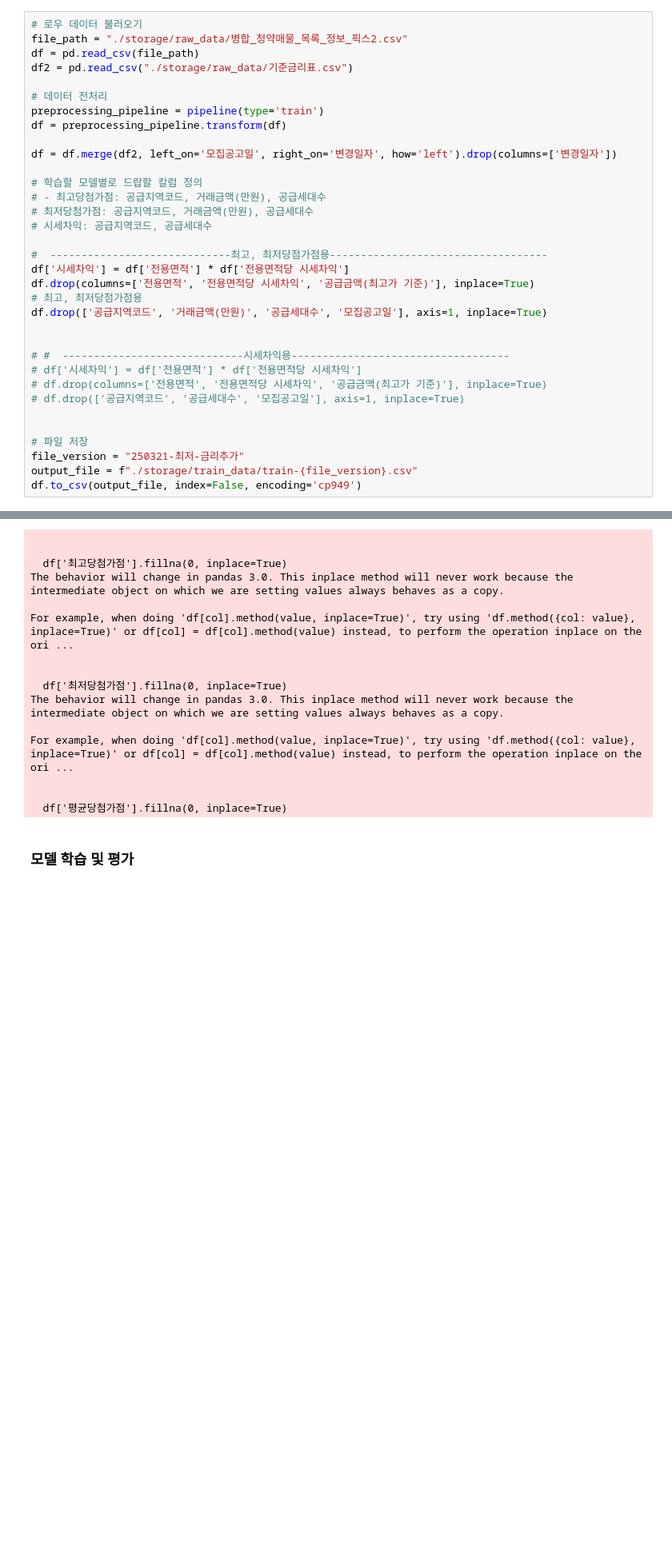
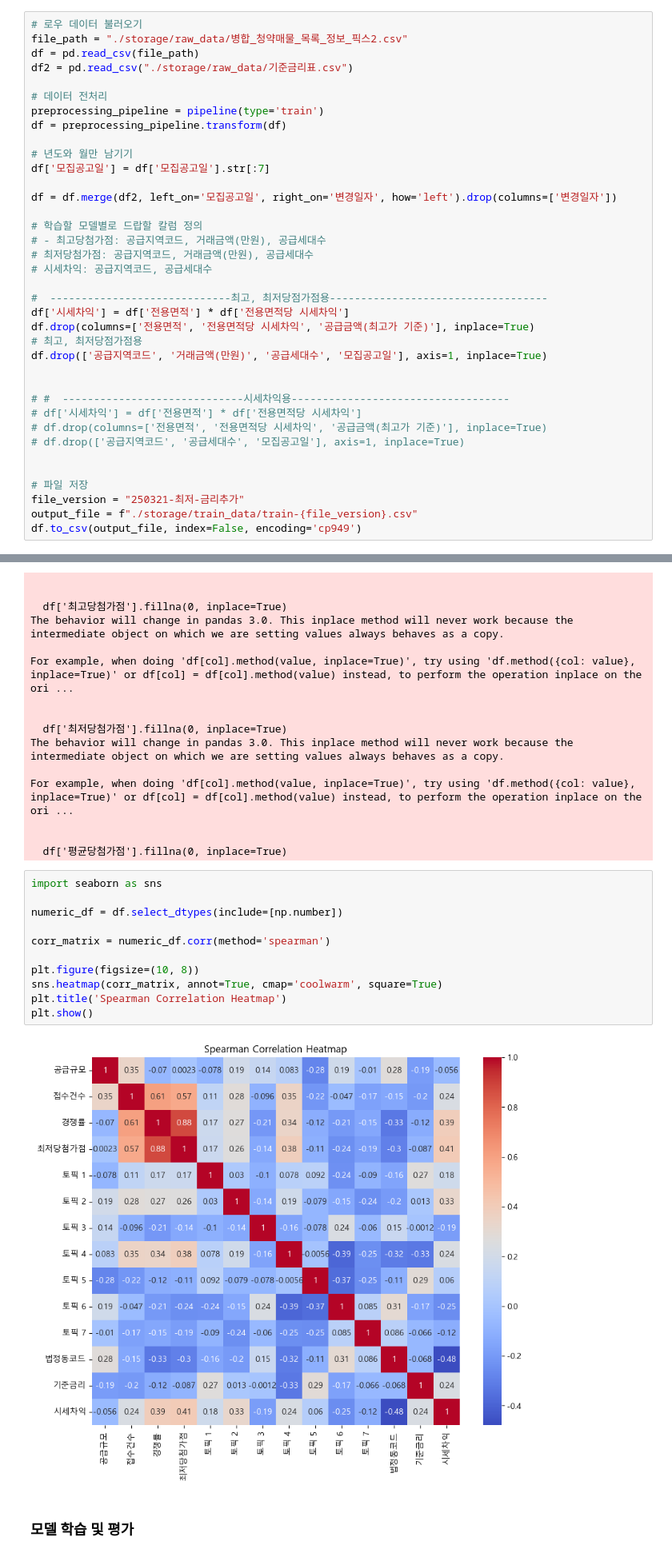
Before and after one commit to choikwangil95/HKToss-MLOps-Proejct, a Jupyter notebook: src/baseline_low_renew.ipynb, the cells around one changed output, grey strips where cells are left out. Shown at 80% size. Saved outputs shown, nothing was run; the diff lists cells and outputs as text; blank space fills up the shorter version.

```diff
--- a/src/baseline_low_renew.ipynb
+++ b/src/baseline_low_renew.ipynb
@@ -25,6 +25,9 @@ df2 = pd.read_csv("./storage/raw_data/기준금리표.csv")
 # 데이터 전처리
 preprocessing_pipeline = pipeline(type='train')
 df = preprocessing_pipeline.transform(df)
+
+# 년도와 월만 남기기
+df['모집공고일'] = df['모집공고일'].str[:7]
 
 df = df.merge(df2, left_on='모집공고일', right_on='변경일자', how='left').drop(columns=['변경일자'])
 
@@ -69,6 +72,19 @@ For example, when doing 'df[col].method(value, inplace=True)', try using 'df.met
 
 
   df['평균당첨가점'].fillna(0, inplace=True)
+# %%
+import seaborn as sns
+
+numeric_df = df.select_dtypes(include=[np.number])
+
+corr_matrix = numeric_df.corr(method='spearman')
+
+plt.figure(figsize=(10, 8))
+sns.heatmap(corr_matrix, annot=True, cmap='coolwarm', square=True)
+plt.title('Spearman Correlation Heatmap')
+plt.show()
+# %% [output]
+[figure, added]
 # %% [markdown]
 ### 모델 학습 및 평가
 # %%
```
Also changed, not shown: parts of 2 cells of this notebook, 20 other files.
